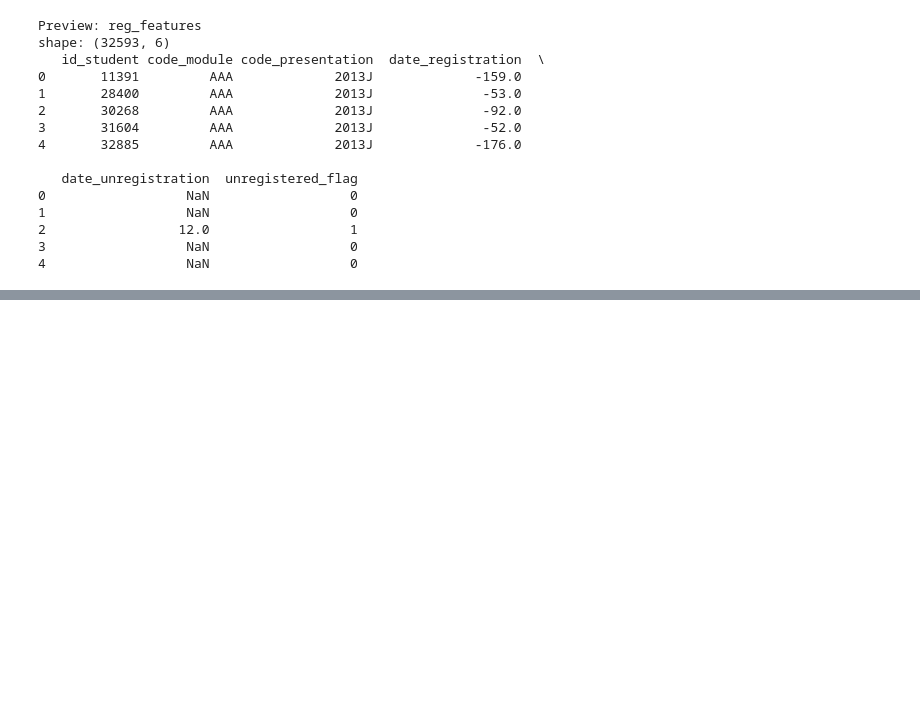
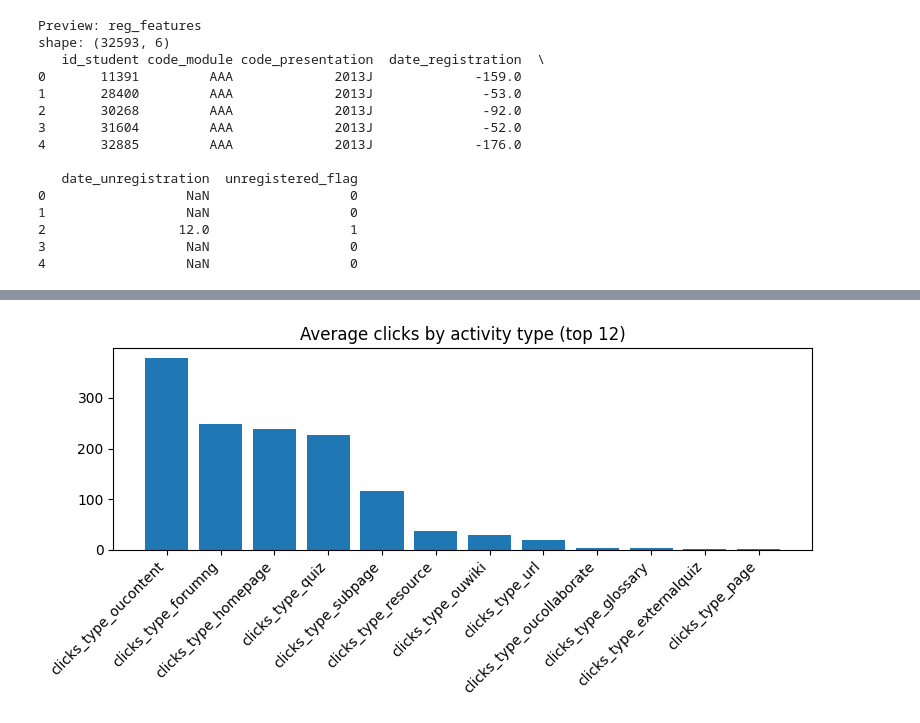
Before and after one commit to thanminh24/dbm-project, a Jupyter notebook: Prj_DBM_Final.ipynb, the cells around one changed output, grey strips where cells are left out. Cells and saved outputs as stored; diff of their text form; code cells hidden in the pictures; blank space fills up the shorter version.

```diff
--- a/Prj_DBM_Final.ipynb
+++ b/Prj_DBM_Final.ipynb
@@ -1073,0 +530,13 @@ The dataset is large and realistic. Future work can explore time-window features
+# %%
+# --- EDA: activity-type click distributions
+click_cols = [c for c in final_data.columns if c.startswith('clicks_type_')]
+if click_cols:
+    avg_clicks = final_data[click_cols].mean().sort_values(ascending=False).head(12)
+    plt.figure(figsize=(8,4))
+    plt.bar(avg_clicks.index.astype(str), avg_clicks.values)
+    plt.title('Average clicks by activity type (top 12)')
+    plt.xticks(rotation=45, ha='right')
+    plt.tight_layout()
+    plt.show()
+# %% [output]
+[figure, added]
```
Also changed, not shown: parts of 78 cells of this notebook, 15 other files.
